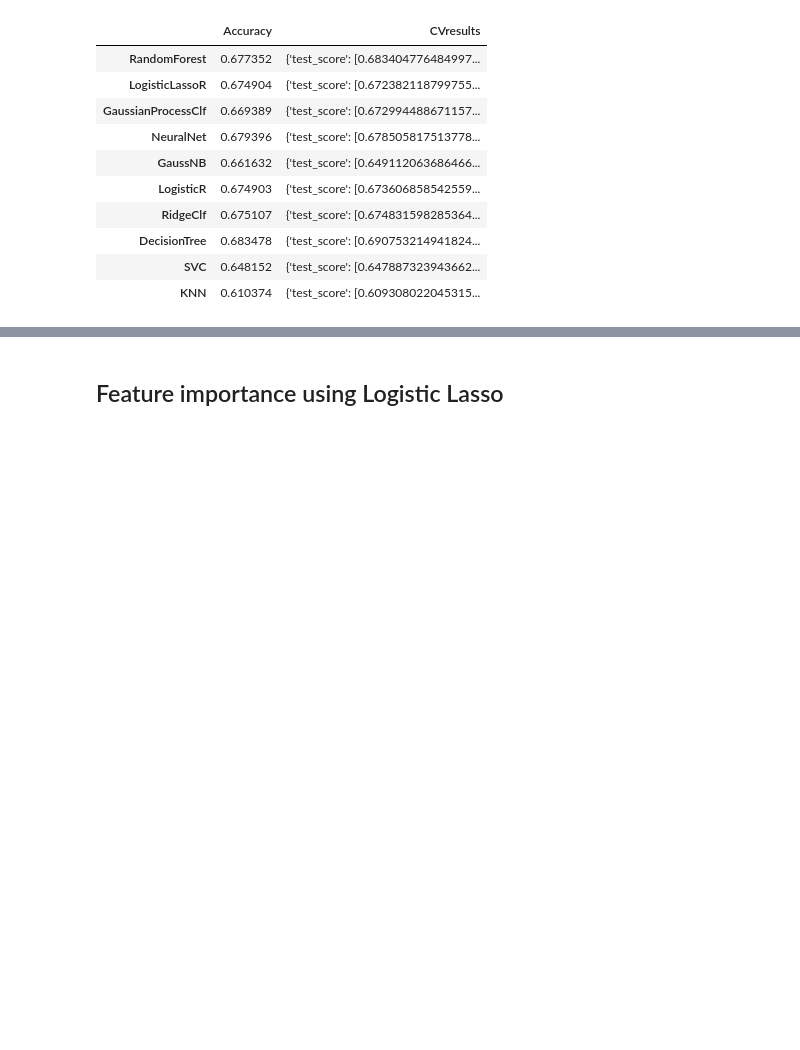
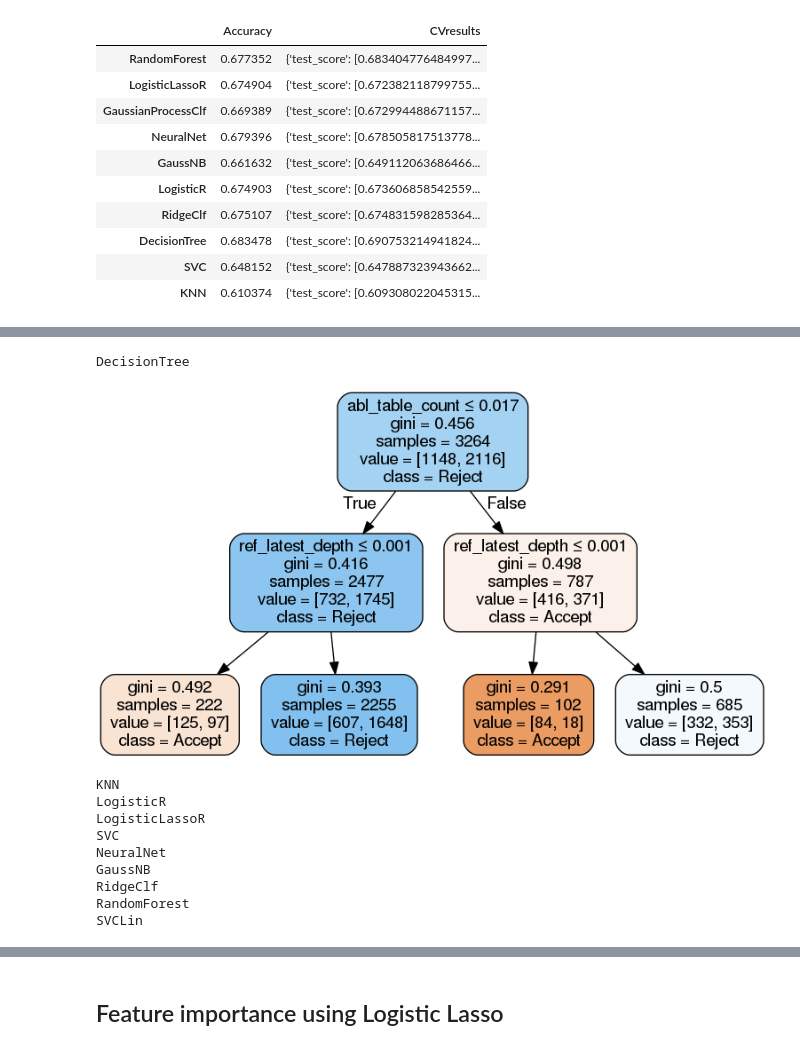
Before and after one commit to shruti-singh/PaperAcceptancePrediction, a Jupyter notebook: shruti/BaselineOnEntireICLR_Part2.ipynb, the cells around one changed output, grey strips where cells are left out. Cells and saved outputs as stored; diff of their text form; code cells hidden in the pictures; blank space fills up the shorter version.

```diff
--- a/shruti/BaselineOnEntireICLR_Part2.ipynb
+++ b/shruti/BaselineOnEntireICLR_Part2.ipynb
@@ -68,17 +68,17 @@ data = data.sample(n=len(data), random_state=42)
 Replicate the results of the best model for comparison
 # %%
 clf_dict = {'DecisionTree':DecisionTreeClassifier(max_depth=2),
-            'RandomForest':RandomForestClassifier(max_depth=3),
+            'RandomForest':RandomForestClassifier(n_estimators=50, max_depth=5),
             'LogisticR':LogisticRegression(max_iter=1000),
             'LogisticLassoR':LogisticRegression(max_iter=1000, penalty='l1',solver='liblinear'),
             'RidgeClf':RidgeClassifier(max_iter=1000),
             'SVC':SVC(kernel='rbf'),
-            'SVCPoly': SVC(kernel='poly', degree=3, gamma='auto'),
+#             'SVCPoly': SVC(kernel='poly', degree=3, gamma='auto'),
             'SVCLin': SVC(kernel='linear'),
             'GaussNB':GaussianNB(),
-            'NeuralNet':MLPClassifier((50),activation='logistic'),
-            'KNN':KNeighborsClassifier(n_neighbors=10),
-            'GaussianProcessClf':GaussianProcessClassifier(kernel=kls.RBF())
+            'NeuralNet':MLPClassifier((100, 50),activation='logistic'),
+            'KNN':KNeighborsClassifier(n_neighbors=4),
+#             'GaussianProcessClf':GaussianProcessClassifier(kernel=kls.RBF())
             }
 # %%
 # To plot the Decision Tree--------------------------------------------
@@ -261,0 +285,43 @@ model_results
+# %%
+clf_dict = {'DecisionTree':DecisionTreeClassifier(max_depth=2),
+            'RandomForest':RandomForestClassifier(n_estimators=50, max_depth=5),
+            'LogisticR':LogisticRegression(max_iter=1000),
+            'LogisticLassoR':LogisticRegression(max_iter=1000, penalty='l1',solver='liblinear'),
+            'RidgeClf':RidgeClassifier(max_iter=1000),
+            'SVC':SVC(kernel='rbf'),
+#             'SVCPoly': SVC(kernel='poly', degree=3, gamma='auto'),
+            'SVCLin': SVC(kernel='linear'),
+            'GaussNB':GaussianNB(),
+            'NeuralNet':MLPClassifier((100, 50),activation='logistic'),
+            'KNN':KNeighborsClassifier(n_neighbors=4),
+#             'GaussianProcessClf':GaussianProcessClassifier(kernel=kls.RBF())
+            }
+# %%
+model_results = pd.DataFrame()
+model_results['Accuracy'] = None
+model_results['CVresults'] = None
+
+for clf_name,clf in clf_dict.items():
+    print(clf_name)
+    X = data.drop(columns=['id', 'label', 'ref_latest'])#, 'len_char_title', 'len_word_title', 'len_char_abstract', 'len_word_abstract'])
+    y = data['label']
+    X_normalized = X / X.max(axis=0)
+    results = cross_validate(clf, X_normalized, y, return_estimator=True)
+    clf = results['estimator']
+    results.pop('estimator')
+    accuracy = np.mean(results['test_score'])
+    model_results.loc[clf_name, ['Accuracy', 'CVresults']] = [accuracy, results]
+    if clf_name == "DecisionTree":
+        display(plot(clf))
+# %% [output]
+DecisionTree
+[figure, added]
+KNN
+LogisticR
+LogisticLassoR
+SVC
+NeuralNet
+GaussNB
+RidgeClf
+RandomForest
+SVCLin
```
Also changed, not shown: parts of 21 cells of this notebook, 2 other files.
